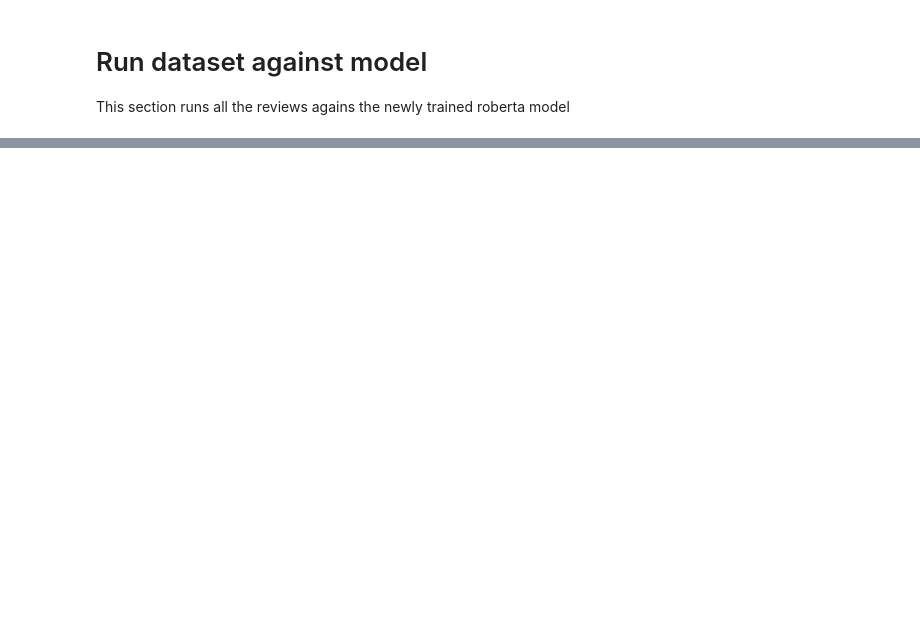
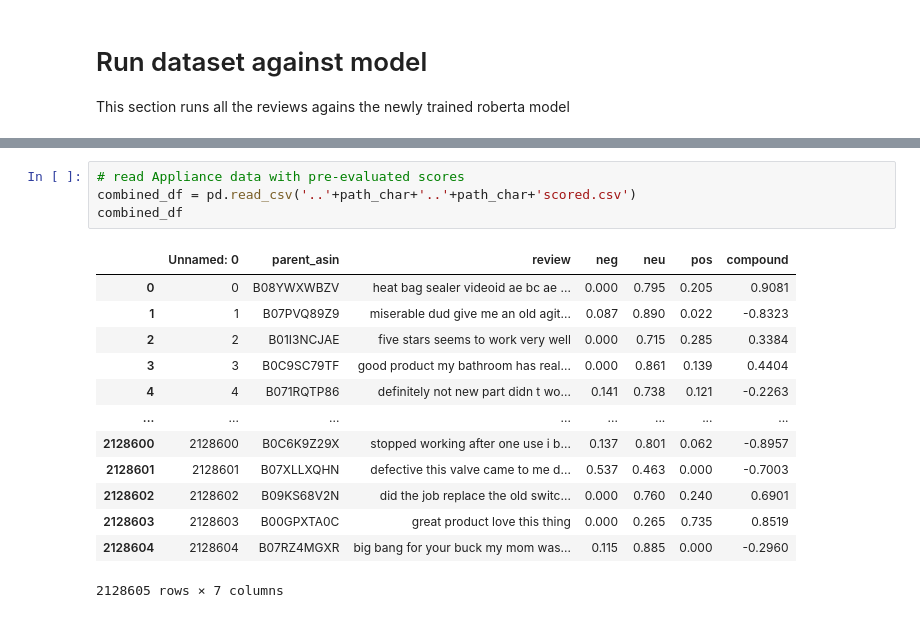
Before and after one commit to gisellegomezp/Project3, a Jupyter notebook: Project Main/data_evaluate.ipynb, the cells around one changed output, grey strips where cells are left out. Saved outputs shown, nothing was run; the diff lists cells and outputs as text; blank space fills up the shorter version.

Commit message:
updated model to evaluate with vader model

```diff
--- a/Project Main/data_evaluate.ipynb
+++ b/Project Main/data_evaluate.ipynb
@@ -484,0 +592,18 @@ array([[ 0.01518404, -1.0219876 , -1.0851016 , -0.4624029 ,  1.8717135 ]],
+# %%
+# read Appliance data with pre-evaluated scores
+combined_df = pd.read_csv('..'+path_char+'..'+path_char+'scored.csv')
+combined_df
+# %% [output]
+|  | Unnamed: 0 | parent_asin | review | neg | neu | pos | compound |
+| 0 | 0 | B08YWXWBZV | heat bag sealer videoid ae bc ae ... | 0.000 | 0.795 | 0.205 | 0.9081 |
+| 1 | 1 | B07PVQ89Z9 | miserable dud give me an old agit... | 0.087 | 0.890 | 0.022 | -0.8323 |
+| 2 | 2 | B01I3NCJAE | five stars seems to work very well | 0.000 | 0.715 | 0.285 | 0.3384 |
+| 3 | 3 | B0C9SC79TF | good product my bathroom has real... | 0.000 | 0.861 | 0.139 | 0.4404 |
+| 4 | 4 | B071RQTP86 | definitely not new part didn t wo... | 0.141 | 0.738 | 0.121 | -0.2263 |
+| ... | ... | ... | ... | ... | ... | ... | ... |
+| 2128600 | 2128600 | B0C6K9Z29X | stopped working after one use i b... | 0.137 | 0.801 | 0.062 | -0.8957 |
+| 2128601 | 2128601 | B07XLLXQHN | defective this valve came to me d... | 0.537 | 0.463 | 0.000 | -0.7003 |
+| 2128602 | 2128602 | B09KS68V2N | did the job replace the old switc... | 0.000 | 0.760 | 0.240 | 0.6901 |
+| 2128603 | 2128603 | B00GPXTA0C | great product love this thing | 0.000 | 0.265 | 0.735 | 0.8519 |
+| 2128604 | 2128604 | B07RZ4MGXR | big bang for your buck my mom was... | 0.115 | 0.885 | 0.000 | -0.2960 |
+2128605 rows × 7 columns
```
Also changed, not shown: parts of 20 cells of this notebook.
